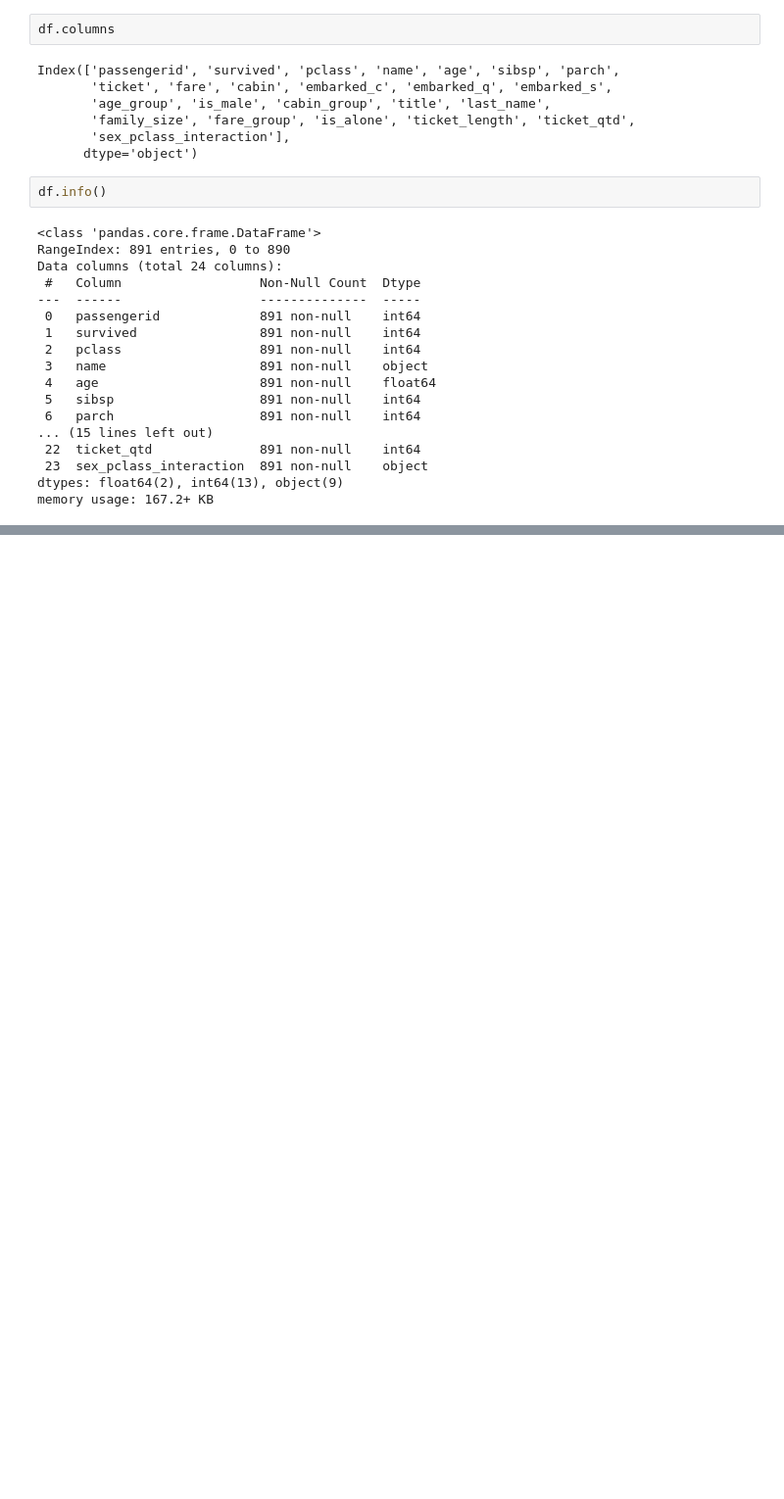
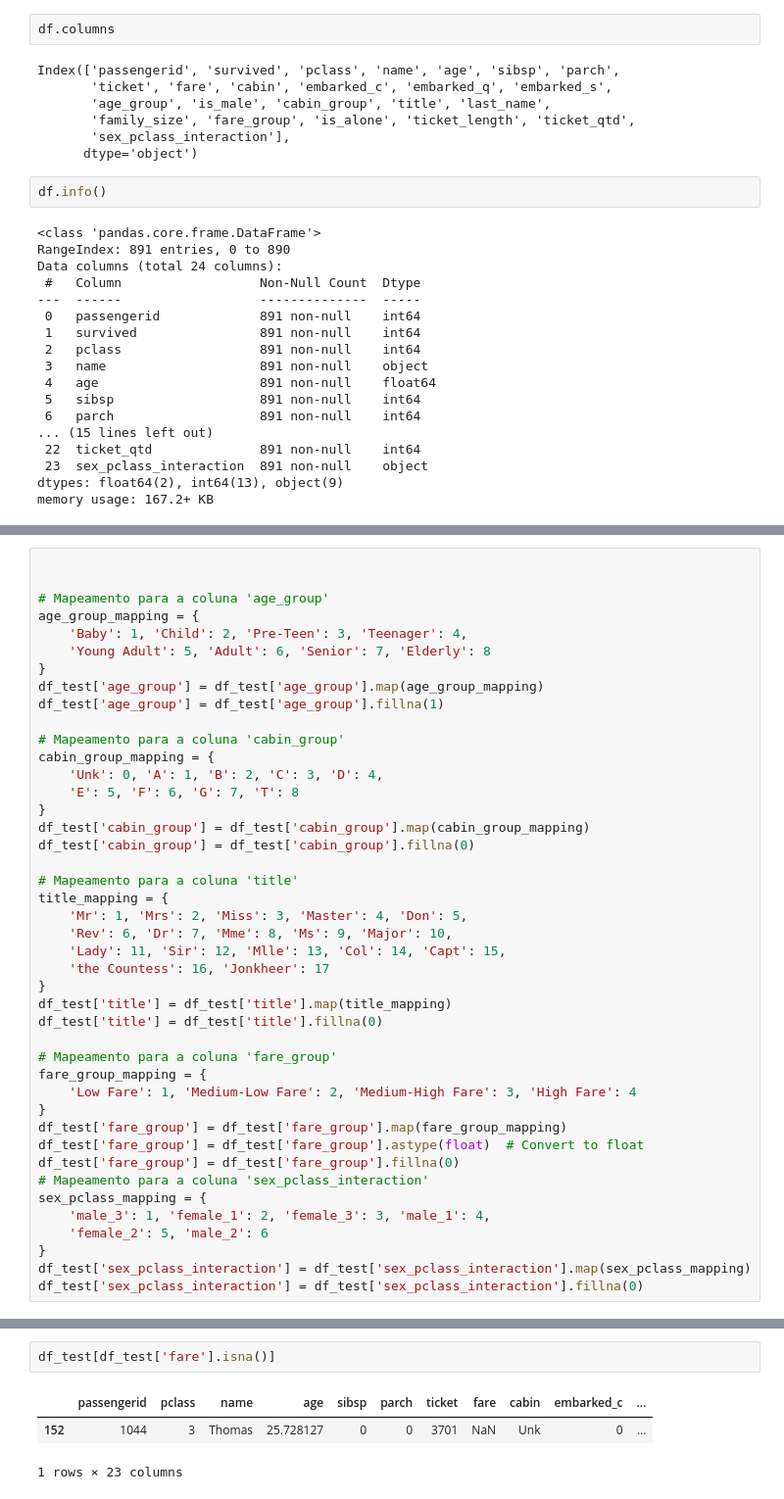
Before and after one commit to Gui-Sitton/KHAOS, a Jupyter notebook: Titanic/Notebooks/machine_learning.ipynb, the cells around one changed output, grey strips where cells are left out. Shown at 98% size. Cells and saved outputs as stored; diff of their text form; blank space fills up the shorter version.

```diff
--- a/Titanic/Notebooks/machine_learning.ipynb
+++ b/Titanic/Notebooks/machine_learning.ipynb
@@ -402,0 +232,43 @@ df_test
+# %%
+
+
+# Mapeamento para a coluna 'age_group'
+age_group_mapping = {
+    'Baby': 1, 'Child': 2, 'Pre-Teen': 3, 'Teenager': 4,
+    'Young Adult': 5, 'Adult': 6, 'Senior': 7, 'Elderly': 8
+}
+df_test['age_group'] = df_test['age_group'].map(age_group_mapping)
+df_test['age_group'] = df_test['age_group'].fillna(1)
+
+# Mapeamento para a coluna 'cabin_group'
+cabin_group_mapping = {
+    'Unk': 0, 'A': 1, 'B': 2, 'C': 3, 'D': 4,
+    'E': 5, 'F': 6, 'G': 7, 'T': 8
+}
+df_test['cabin_group'] = df_test['cabin_group'].map(cabin_group_mapping)
+df_test['cabin_group'] = df_test['cabin_group'].fillna(0)
+
+# Mapeamento para a coluna 'title'
+title_mapping = {
+    'Mr': 1, 'Mrs': 2, 'Miss': 3, 'Master': 4, 'Don': 5,
+    'Rev': 6, 'Dr': 7, 'Mme': 8, 'Ms': 9, 'Major': 10,
+    'Lady': 11, 'Sir': 12, 'Mlle': 13, 'Col': 14, 'Capt': 15,
+    'the Countess': 16, 'Jonkheer': 17
+}
+df_test['title'] = df_test['title'].map(title_mapping)
+df_test['title'] = df_test['title'].fillna(0)
+
+# Mapeamento para a coluna 'fare_group'
+fare_group_mapping = {
+    'Low Fare': 1, 'Medium-Low Fare': 2, 'Medium-High Fare': 3, 'High Fare': 4
+}
+df_test['fare_group'] = df_test['fare_group'].map(fare_group_mapping)
+df_test['fare_group'] = df_test['fare_group'].astype(float)  # Convert to float
+df_test['fare_group'] = df_test['fare_group'].fillna(0)
+# Mapeamento para a coluna 'sex_pclass_interaction'
+sex_pclass_mapping = {
+    'male_3': 1, 'female_1': 2, 'female_3': 3, 'male_1': 4,
+    'female_2': 5, 'male_2': 6
+}
+df_test['sex_pclass_interaction'] = df_test['sex_pclass_interaction'].map(sex_pclass_mapping)
+df_test['sex_pclass_interaction'] = df_test['sex_pclass_interaction'].fillna(0)
@@ -402,0 +295,6 @@ df_test
+# %%
+df_test[df_test['fare'].isna()]
+# %% [output]
+|  | passengerid | pclass | name | age | sibsp | parch | ticket | fare | cabin | embarked_c | ... |
+| 152 | 1044 | 3 | Thomas | 25.728127 | 0 | 0 | 3701 | NaN | Unk | 0 | ... |
+1 rows × 23 columns
```
Also changed, not shown: parts of 19 cells of this notebook, 1 other file.
